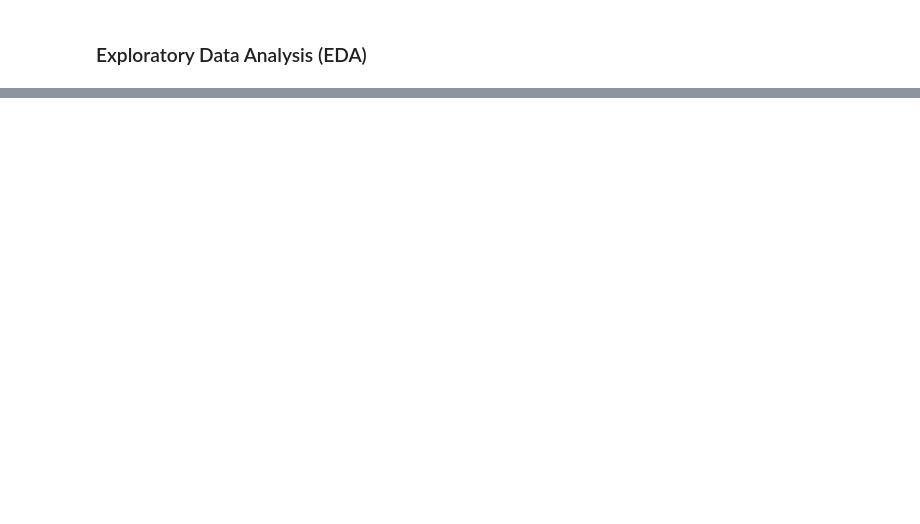
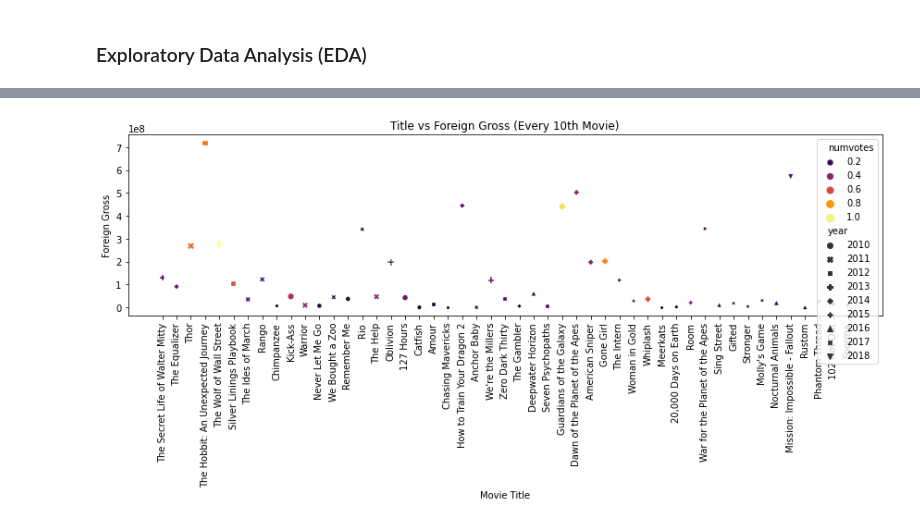
Before and after one commit to johN-Kioko/dsc-phase-1-project-v2-4, a Jupyter notebook: student.ipynb, the cells around one changed output, grey strips where cells are left out. Drawn from its saved outputs; the diff is of its cells as text; code cells hidden in the pictures; blank space fills up the shorter version.

```diff
--- a/student.ipynb
+++ b/student.ipynb
@@ -844,0 +915,23 @@ df_merging.head()
+# %%
+
+# Select every 10th movie title
+n = 10
+selected_titles = ratings.iloc[::n]['movie_title']
+
+# Filter the data to include only the selected movie titles
+filtered_data = ratings[ratings['movie_title'].isin(selected_titles)]
+
+# Create a scatter plot using the filtered data
+plt.figure(figsize=(12, 6))
+sns.scatterplot(x="movie_title", y="foreign_gross", data=filtered_data,
+                hue="numvotes", style="year", size="numvotes", palette="inferno")
+plt.title("Title vs Foreign Gross (Every 10th Movie)")
+plt.xticks(rotation=90)
+plt.xlabel("Movie Title")
+plt.ylabel("Foreign Gross")
+plt.tight_layout()
+
+# Show the plot
+plt.show()
+# %% [output]
+[figure, added]
```
Also changed, not shown: parts of 27 cells of this notebook.
